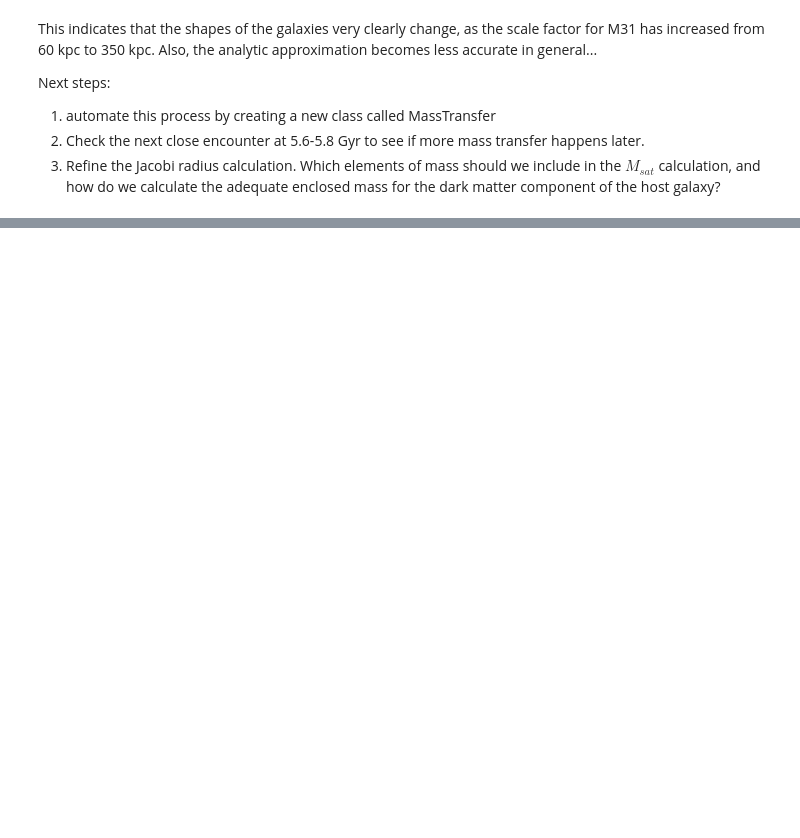
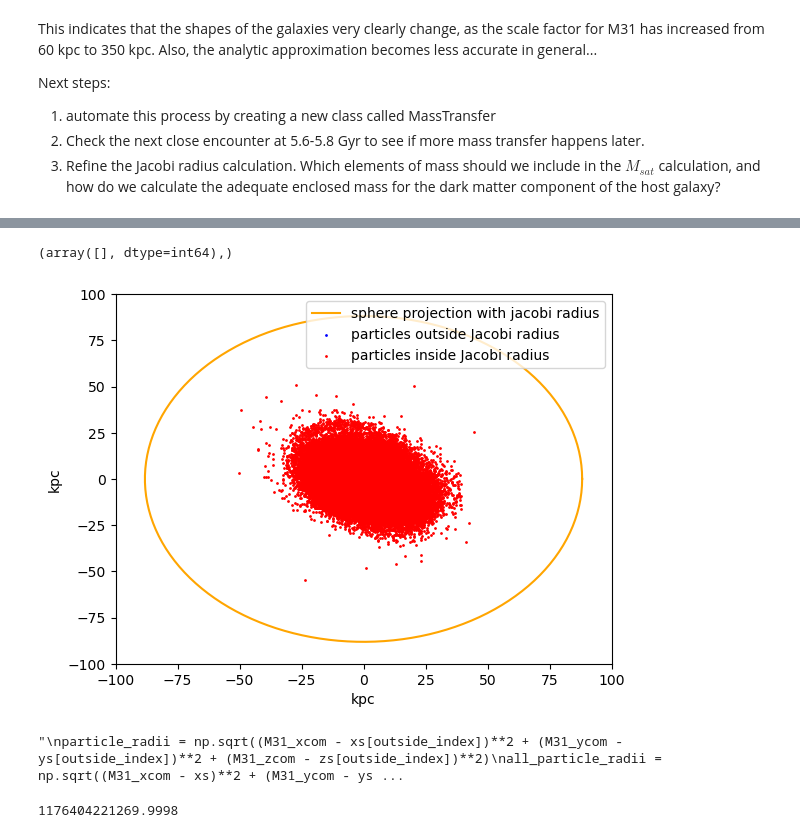
Before and after one commit to ainakhleh/400B2023_Nakhleh, a Jupyter notebook: ResearchAssignments/ResearchAssignment5/mass_transfer.ipynb, the cells around one changed output, grey strips where cells are left out. Cells and saved outputs as stored; diff of their text form; code cells hidden in the pictures; blank space fills up the shorter version.

```diff
--- a/ResearchAssignments/ResearchAssignment5/mass_transfer.ipynb
+++ b/ResearchAssignments/ResearchAssignment5/mass_transfer.ipynb
@@ -615,0 +698,80 @@ Next steps:
+# %%
+#we'll check DM particles now
+
+DM_index = np.where(MWdata['type'] == 2)
+xs = M31data['x'][DM_index]
+ys = M31data['y'][DM_index]
+zs = M31data['z'][DM_index]
+
+'''
+xs = M31data['x']
+ys = M31data['y']
+zs = M31data['z']
+'''
+outside_index = find_outside_particles(new_jacobi_rad, xs,ys,zs, M31_xcom, M31_ycom, M31_zcom)
+inside_index = find_inside_particles(new_jacobi_rad, xs,ys,zs, M31_xcom, M31_ycom, M31_zcom)
+print(outside_index)
+angle = np.linspace( 0 , 2 * np.pi , 150 )
+radius = new_jacobi_rad
+x = radius * np.cos( angle )
+y = radius * np.sin( angle )
+plt.plot(x,y, c = 'orange', label = 'sphere projection with jacobi radius')
+plt.scatter(r_M31[:,0][outside_index], r_M31[:,2][outside_index], s = 1, c = 'blue', label = 'particles outside Jacobi radius')
+plt.scatter(r_M31[:,0][inside_index], r_M31[:,2][inside_index], s = 1, c = 'red',label = 'particles inside Jacobi radius' )
+plt.legend()
+plt.ylim(-100,100)
+plt.xlim(-100,100)
+plt.xlabel('kpc')
+plt.ylabel('kpc')
+plt.show()
+'''
+particle_radii = np.sqrt((M31_xcom - xs[outside_index])**2 + (M31_ycom - ys[outside_index])**2 + (M31_zcom - zs[outside_index])**2)
+all_particle_radii = np.sqrt((M31_xcom - xs)**2 + (M31_ycom - ys)**2 + (M31_zcom - zs)**2)
+print('marked particle radii are', particle_radii, 'kpc',
+    'which is greater than', new_jacobi_rad, 'kpc')
+'''
+# %% [output]
+(array([], dtype=int64),)
+[figure, added]
+"\nparticle_radii = np.sqrt((M31_xcom - xs[outside_index])**2 + (M31_ycom - ys[outside_index])**2 + (M31_zcom - zs[outside_index])**2)\nall_particle_radii = np.sqrt((M31_xcom - xs)**2 + (M31_ycom - ys ...
+# %%
+#let's do a calculation for pure energies of all particles to see where there might be mass transfer
+
+M31_all_x = M31data['x']
+M31_all_y = M31data['y']
+M31_all_z = M31data['z']
+M31_all_vx = M31data['vx']
+M31_all_vy = M31data['vy']
+M31_all_vz = M31data['vz']
+
+
+outside_index = find_outside_particles(new_jacobi_rad, M31_all_x,M31_all_y,M31_all_z, M31_xcom, M31_ycom, M31_zcom)
+inside_index = find_inside_particles(new_jacobi_rad,  M31_all_x,M31_all_y,M31_all_z, M31_xcom, M31_ycom, M31_zcom)
+
+M31_rdisk = 5 #units of kpc, scale length of M31 disk
+z_disk = M31_rdisk / 5 #we might need to change these values depending on how deformed the galaxies get
+
+M31_halomass = ComponentMass('M31_270.txt', 1) * 10**12
+M31_diskmass = ComponentMass('M31_270.txt', 2) * 10**12
+M31_bulgemass = ComponentMass('M31_270.txt', 3) * 10**12
+
+all_particle_radii = np.sqrt((M31_xcom - M31data['x'])**2 + (M31_ycom - M31data['y'])**2 + (M31_zcom - M31data['z'])**2)
+KE_list = find_ke(M31data['vx'] - M31_vxcom, M31data['vy'] - M31_vycom, M31data['vz'] - M31_vzcom)
+
+halo_potential = hernquist_potential(M31_halomass, 200, all_particle_radii)
+bulge_potential = hernquist_potential(M31_bulgemass, 200, all_particle_radii)
+
+
+
+nagai_potential = Nagai_potential(M31_diskmass, M31data['x'], M31data['y'], M31data['z'], M31_rdisk, z_disk)
+
+tot_potential = halo_potential + bulge_potential + nagai_potential
+energies = KE_list + tot_potential
+pos_energy_index = np.where(energies > 0)
+mass_transfer_list = M31data['m'][pos_energy_index]
+tot_mass_transfer =  np.sum(mass_transfer_list) * 10**10
+print(tot_mass_transfer)
+#print(energies[pos_energy_index])
+#print(energies)
+# %% [output]
+1176404221269.9998
```
Also changed, not shown: parts of 8 cells of this notebook, 19 other files.
